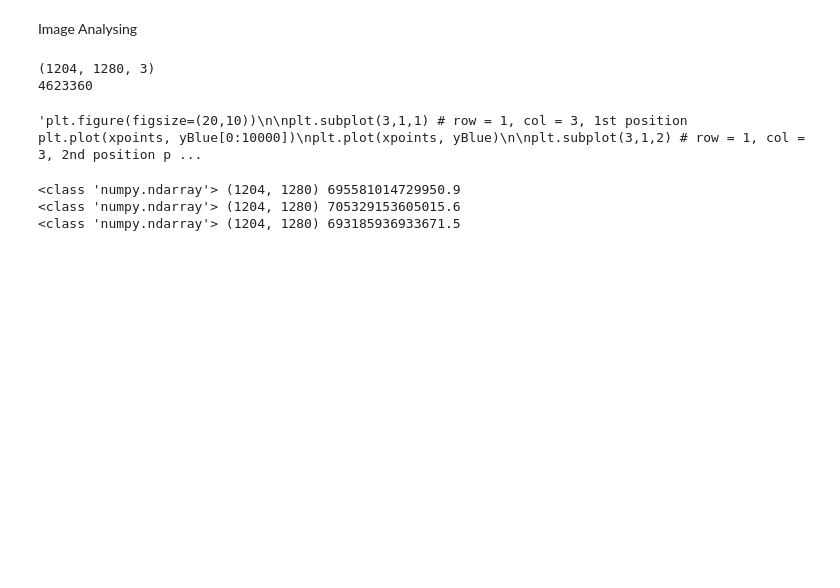
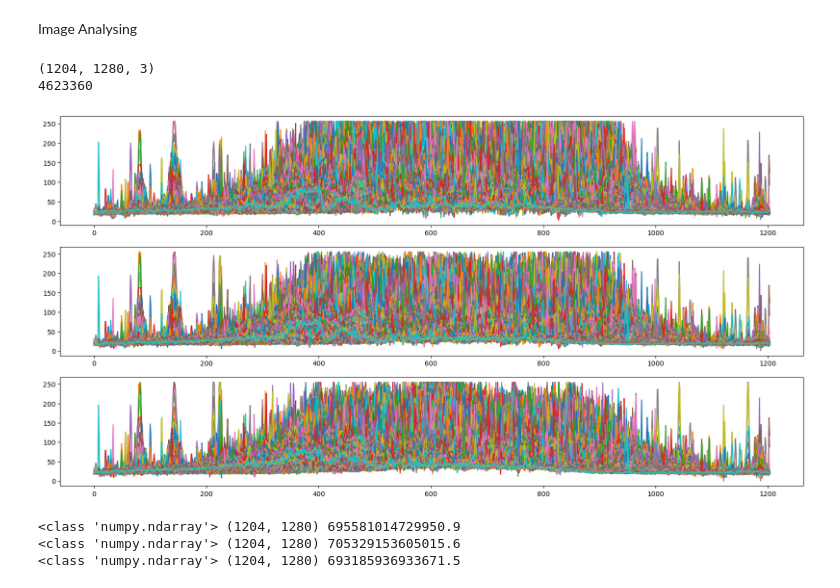
Before and after one commit to SA-Tester/Sonafication, a Jupyter notebook: Sonfications.ipynb, the cells around one changed output. Saved outputs shown, nothing was run; the diff lists cells and outputs as text; code cells hidden in the pictures; blank space fills up the shorter version.

```diff
--- a/Sonfications.ipynb
+++ b/Sonfications.ipynb
@@ -26,26 +27,26 @@ print(img.size)
 # %%
 # Splitting colours into BGR
 
-#xpoints = np.arange(0, img.shape[0], 1, dtype=int) #img.shape[0]*img.shape[1]
+xpoints = np.arange(0, img.shape[0], 1, dtype=int) #img.shape[0]*img.shape[1]
 
 yBlue = img[:, :, 0]
 yGreen = img[:, :, 1]
 yRed = img[:, :, 2]
 
-'''plt.figure(figsize=(20,10))
+plt.figure(figsize=(20,10))
 
 plt.subplot(3,1,1) # row = 1, col = 3, 1st position plt.plot(xpoints, yBlue[0:10000])
 plt.plot(xpoints, yBlue)
 
 plt.subplot(3,1,2) # row = 1, col = 3, 2nd position plt.plot(xpoints, yGreen[0:10000])
 plt.plot(xpoints, yGreen)
 
 plt.subplot(3,1,3) # row = 1, col = 3, 3rd position plt.plot(xpoints, yRed[0:10000])
 plt.plot(xpoints, yRed)
 
-plt.show()'''
+plt.show()
 # %% [output]
-'plt.figure(figsize=(20,10))\n\nplt.subplot(3,1,1) # row = 1, col = 3, 1st position plt.plot(xpoints, yBlue[0:10000])\nplt.plot(xpoints, yBlue)\n\nplt.subplot(3,1,2) # row = 1, col = 3, 2nd position p ...
+[figure, added]
 # %%
 # get RGB colours and map them with frequencies
 # assume that 0 represent 400 nm (the minimum wavelength of visible light) and 255 represent 700 nm (the maximum
```
Also changed, not shown: parts of 14 cells of this notebook.
